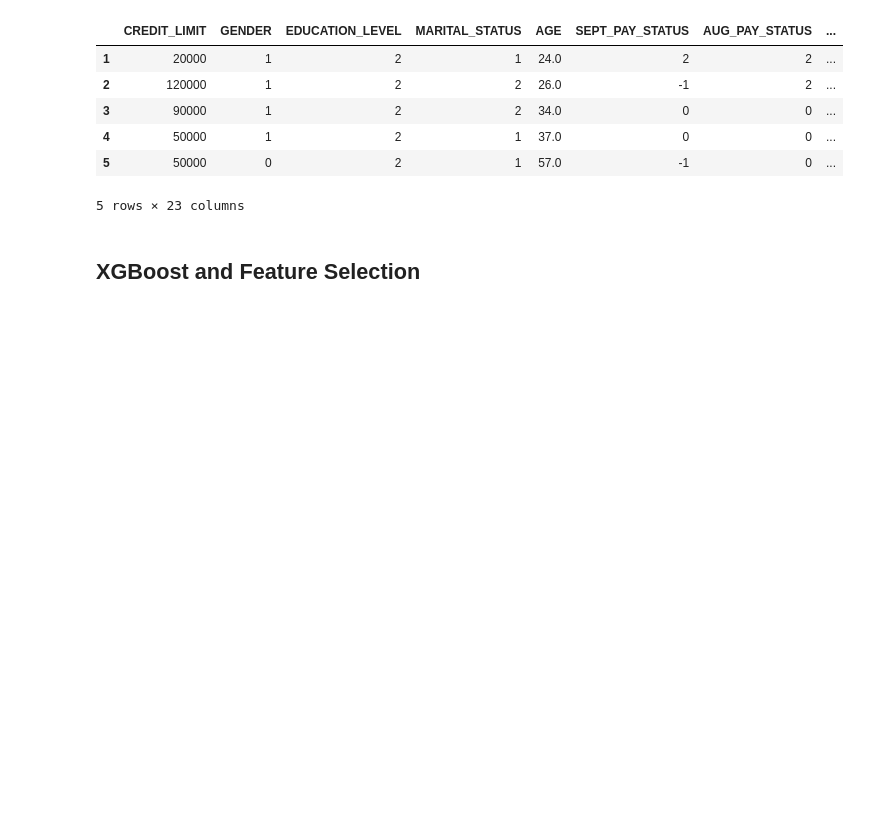
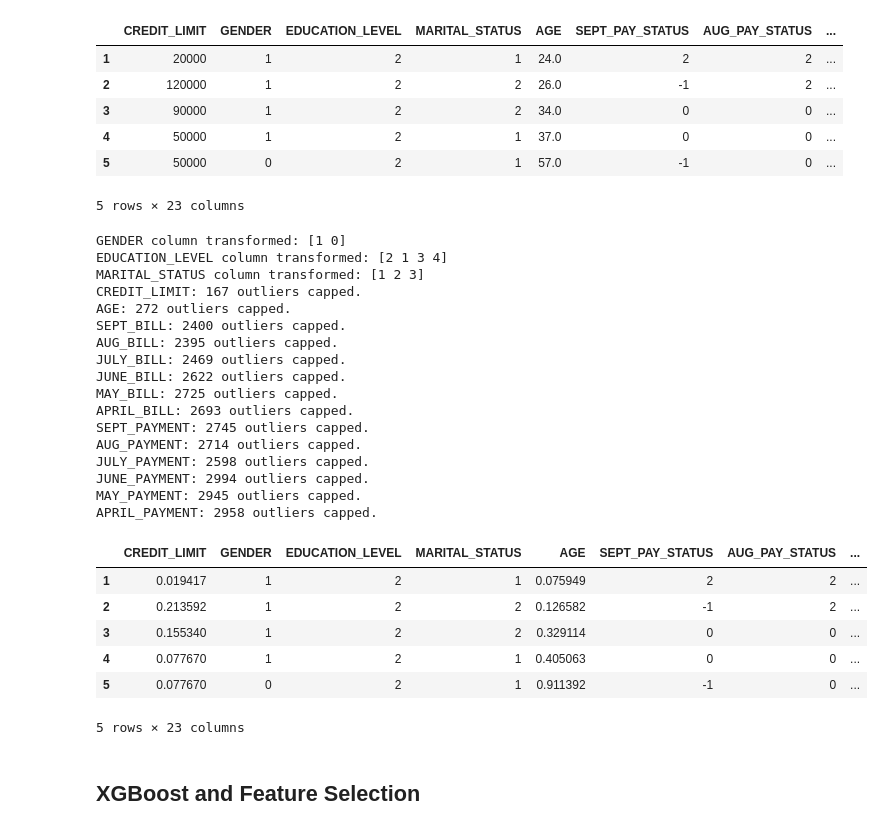
Before and after one commit to DatasanAli/AAI-501-Grp1, a Jupyter notebook: notebooks/xgboost.ipynb, the cells around one changed output. Saved outputs shown, nothing was run; the diff lists cells and outputs as text; code cells hidden in the pictures; blank space fills up the shorter version.

```diff
--- a/notebooks/xgboost.ipynb
+++ b/notebooks/xgboost.ipynb
@@ -30,5 +32,33 @@ APRIL_PAYMENT: 2958 outliers capped.
 | 4 | 50000 | 1 | 2 | 1 | 37.0 | 0 | 0 | ... |
 | 5 | 50000 | 0 | 2 | 1 | 57.0 | -1 | 0 | ... |
 5 rows × 23 columns
+# %%
+normalized_features, normalized_targets = get_normalized_features_and_targets()
+normalized_features.head()
+# %% [output]
+GENDER column transformed: [1 0]
+EDUCATION_LEVEL column transformed: [2 1 3 4]
+MARITAL_STATUS column transformed: [1 2 3]
+CREDIT_LIMIT: 167 outliers capped.
+AGE: 272 outliers capped.
+SEPT_BILL: 2400 outliers capped.
+AUG_BILL: 2395 outliers capped.
+JULY_BILL: 2469 outliers capped.
+JUNE_BILL: 2622 outliers capped.
+MAY_BILL: 2725 outliers capped.
+APRIL_BILL: 2693 outliers capped.
+SEPT_PAYMENT: 2745 outliers capped.
+AUG_PAYMENT: 2714 outliers capped.
+JULY_PAYMENT: 2598 outliers capped.
+JUNE_PAYMENT: 2994 outliers capped.
+MAY_PAYMENT: 2945 outliers capped.
+APRIL_PAYMENT: 2958 outliers capped.
+|  | CREDIT_LIMIT | GENDER | EDUCATION_LEVEL | MARITAL_STATUS | AGE | SEPT_PAY_STATUS | AUG_PAY_STATUS | ... |
+| 1 | 0.019417 | 1 | 2 | 1 | 0.075949 | 2 | 2 | ... |
+| 2 | 0.213592 | 1 | 2 | 2 | 0.126582 | -1 | 2 | ... |
+| 3 | 0.155340 | 1 | 2 | 2 | 0.329114 | 0 | 0 | ... |
+| 4 | 0.077670 | 1 | 2 | 1 | 0.405063 | 0 | 0 | ... |
+| 5 | 0.077670 | 0 | 2 | 1 | 0.911392 | -1 | 0 | ... |
+5 rows × 23 columns
 # %% [markdown]
 ## XGBoost and Feature Selection
```
Also changed, not shown: parts of 16 cells of this notebook, 2 other files.
